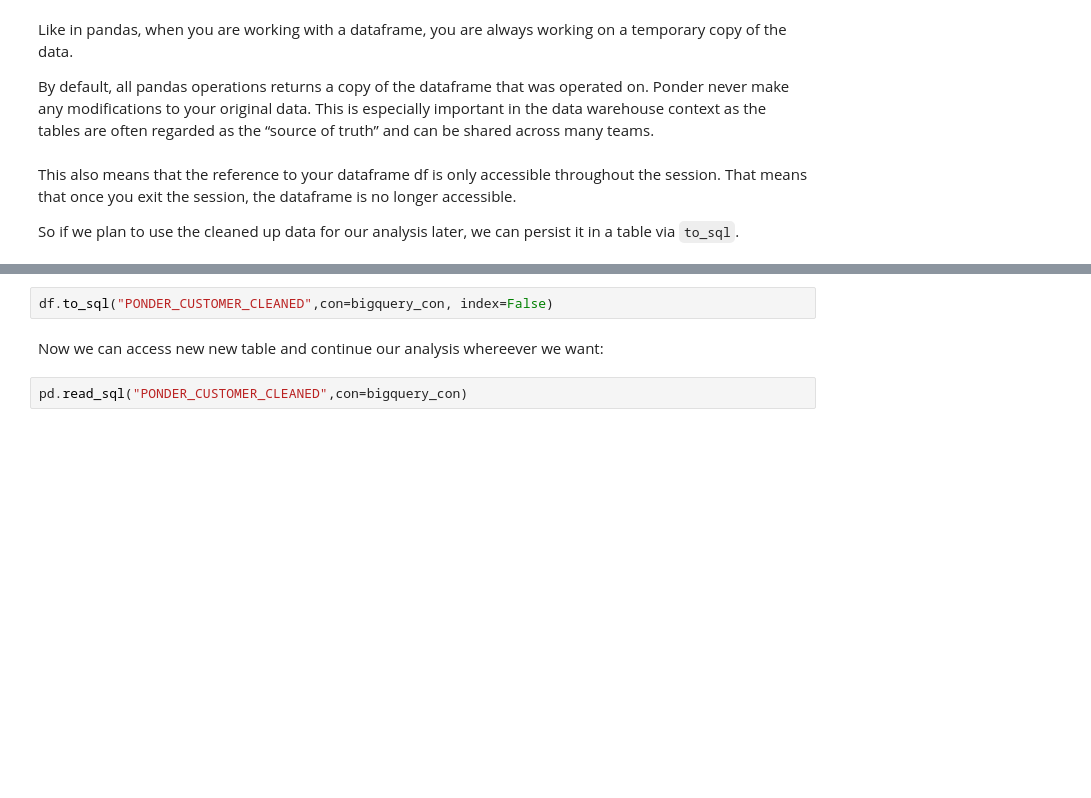
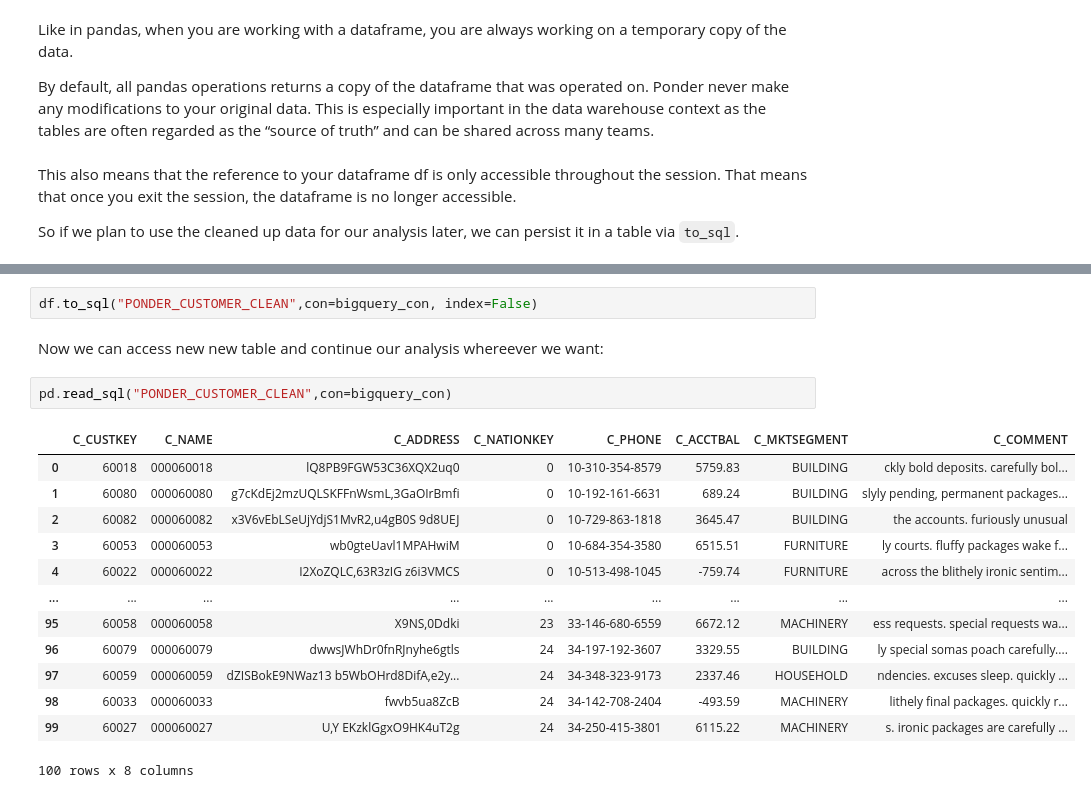
Before and after one commit to ponder-org/ponder-notebooks, a Jupyter notebook: bigquery/tutorial/04-writing-data.ipynb, the cells around one changed output, grey strips where cells are left out. Cells and saved outputs as stored; diff of their text form; blank space fills up the shorter version.

```diff
--- a/bigquery/tutorial/04-writing-data.ipynb
+++ b/bigquery/tutorial/04-writing-data.ipynb
@@ -28,6 +52,20 @@ df
 # %%
-df.to_sql("PONDER_CUSTOMER_CLEANED",con=bigquery_con, index=False)
+df.to_sql("PONDER_CUSTOMER_CLEAN",con=bigquery_con, index=False)
 # %% [markdown]
 Now we can access new new table and continue our analysis whereever we want:
 # %%
-pd.read_sql("PONDER_CUSTOMER_CLEANED",con=bigquery_con)
+pd.read_sql("PONDER_CUSTOMER_CLEAN",con=bigquery_con)
+# %% [output]
+|  | C_CUSTKEY | C_NAME | C_ADDRESS | C_NATIONKEY | C_PHONE | C_ACCTBAL | C_MKTSEGMENT | C_COMMENT |
+| 0 | 60018 | 000060018 | lQ8PB9FGW53C36XQX2uq0 | 0 | 10-310-354-8579 | 5759.83 | BUILDING | ckly bold deposits. carefully bol... |
+| 1 | 60080 | 000060080 | g7cKdEj2mzUQLSKFFnWsmL,3GaOIrBmfi | 0 | 10-192-161-6631 | 689.24 | BUILDING | slyly pending, permanent packages... |
+| 2 | 60082 | 000060082 | x3V6vEbLSeUjYdjS1MvR2,u4gB0S 9d8UEJ | 0 | 10-729-863-1818 | 3645.47 | BUILDING | the accounts. furiously unusual |
+| 3 | 60053 | 000060053 | wb0gteUavl1MPAHwiM | 0 | 10-684-354-3580 | 6515.51 | FURNITURE | ly courts. fluffy packages wake f... |
+| 4 | 60022 | 000060022 | I2XoZQLC,63R3zIG z6i3VMCS | 0 | 10-513-498-1045 | -759.74 | FURNITURE | across the blithely ironic sentim... |
+| ... | ... | ... | ... | ... | ... | ... | ... | ... |
+| 95 | 60058 | 000060058 | X9NS,0Ddki | 23 | 33-146-680-6559 | 6672.12 | MACHINERY | ess requests. special requests wa... |
+| 96 | 60079 | 000060079 | dwwsJWhDr0fnRJnyhe6gtls | 24 | 34-197-192-3607 | 3329.55 | BUILDING | ly special somas poach carefully.... |
+| 97 | 60059 | 000060059 | dZISBokE9NWaz13 b5WbOHrd8DifA,e2y... | 24 | 34-348-323-9173 | 2337.46 | HOUSEHOLD | ndencies. excuses sleep. quickly ... |
+| 98 | 60033 | 000060033 | fwvb5ua8ZcB | 24 | 34-142-708-2404 | -493.59 | MACHINERY | lithely final packages. quickly r... |
+| 99 | 60027 | 000060027 | U,Y EKzklGgxO9HK4uT2g | 24 | 34-250-415-3801 | 6115.22 | MACHINERY | s. ironic packages are carefully ... |
+100 rows x 8 columns
```
Also changed, not shown: parts of 2 cells of this notebook, 3 other files.
